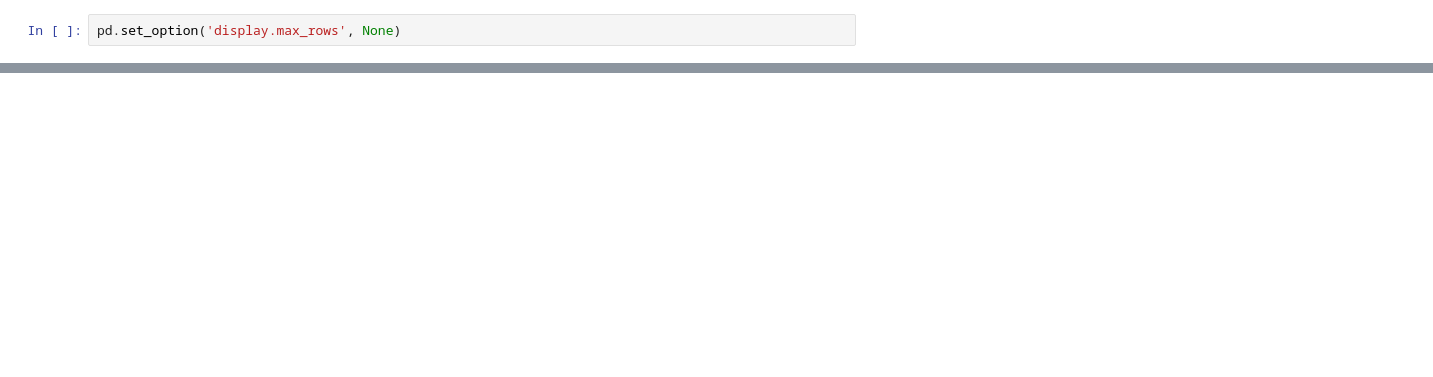
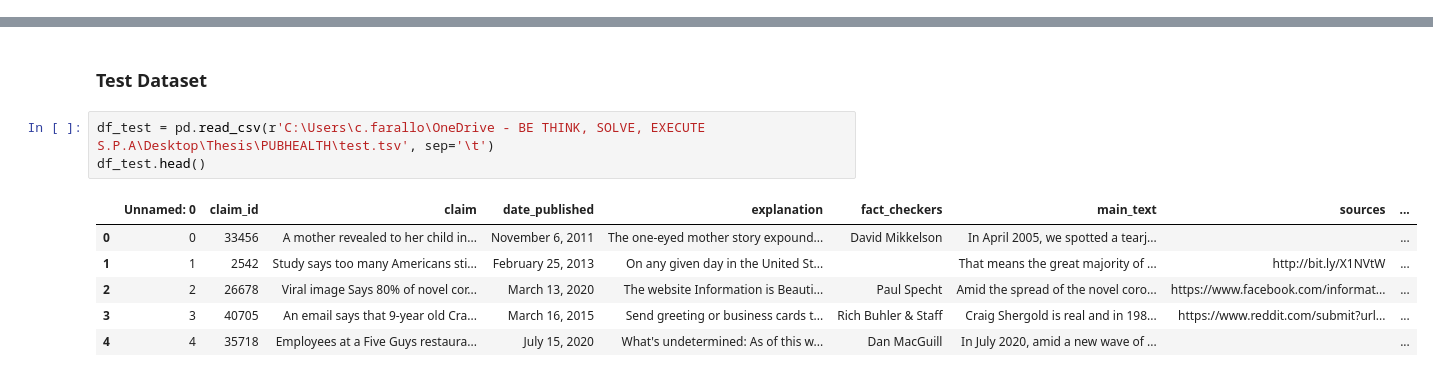
Before and after one commit to SimoneFarallo/integrating_knowledge_with_natural_language_processing_for_enhanced_fact-checking, a Jupyter notebook: 1.EDA_Preprocessing.ipynb, the cells around one changed output, grey strips where cells are left out. Cells and saved outputs as stored; diff of their text form; blank space fills up the shorter version.

```diff
--- a/1.EDA_Preprocessing.ipynb
+++ b/1.EDA_Preprocessing.ipynb
@@ -72,2 +0,0 @@ https://github.com/cuilimeng/CoAID
-# %%
-pd.set_option('display.max_rows', None)
@@ -179,0 +241,12 @@ df_CMU.head()
+# %% [markdown]
+### Test Dataset
+# %%
+df_test = pd.read_csv(r'C:\Users\c.farallo\OneDrive - BE THINK, SOLVE, EXECUTE S.P.A\Desktop\Thesis\PUBHEALTH\test.tsv', sep='\t')
+df_test.head()
+# %% [output]
+|  | Unnamed: 0 | claim_id | claim | date_published | explanation | fact_checkers | main_text | sources | ... |
+| 0 | 0 | 33456 | A mother revealed to her child in... | November 6, 2011 | The one-eyed mother story expound... | David Mikkelson | In April 2005, we spotted a tearj... |  | ... |
+| 1 | 1 | 2542 | Study says too many Americans sti... | February 25, 2013 | On any given day in the United St... |  | That means the great majority of ... | http://bit.ly/X1NVtW | ... |
+| 2 | 2 | 26678 | Viral image Says 80% of novel cor... | March 13, 2020 | The website Information is Beauti... | Paul Specht | Amid the spread of the novel coro... | https://www.facebook.com/informat... | ... |
+| 3 | 3 | 40705 | An email says that 9-year old Cra... | March 16, 2015 | Send greeting or business cards t... | Rich Buhler & Staff | Craig Shergold is real and in 198... | https://www.reddit.com/submit?url... | ... |
+| 4 | 4 | 35718 | Employees at a Five Guys restaura... | July 15, 2020 | What's undetermined: As of this w... | Dan MacGuill | In July 2020, amid a new wave of ... |  | ... |
```
Also changed, not shown: parts of 46 cells of this notebook, 5 other files.
